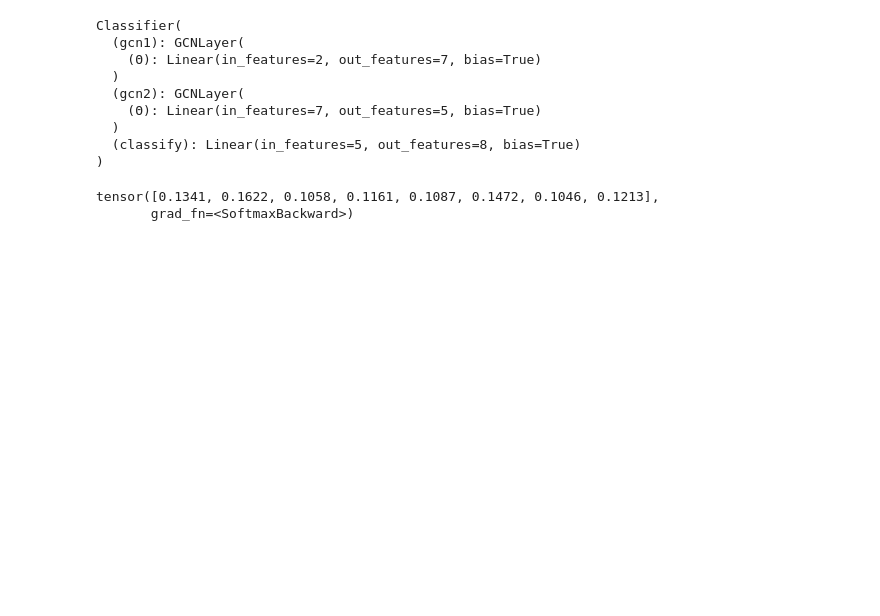
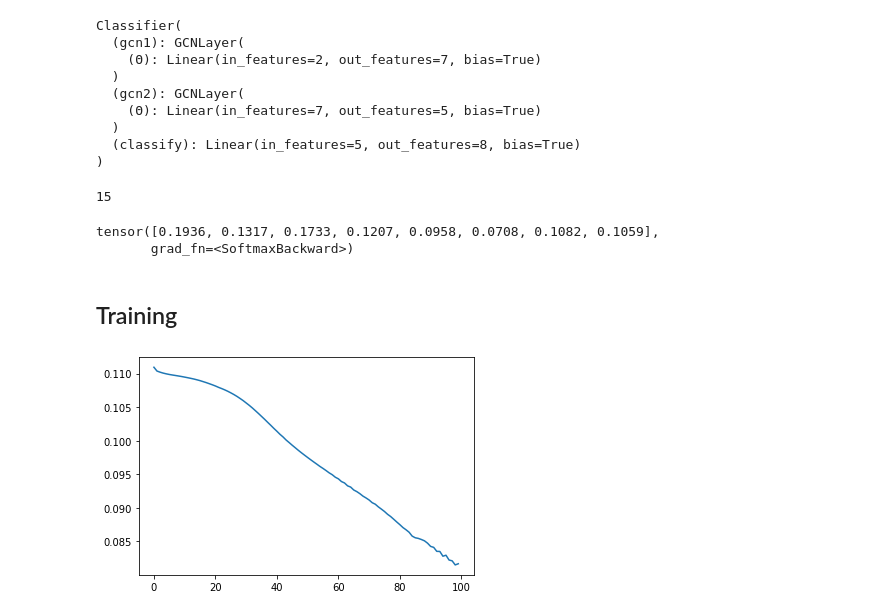
Before and after one commit to nishai/Graph-Convolution-Network, a Jupyter notebook: Graph Convolutional Network.ipynb, the cells around one changed output. Cells and saved outputs as stored; diff of their text form; code cells hidden in the pictures; blank space fills up the shorter version.

Commit message:
Added training stuff

```diff
--- a/Graph Convolutional Network.ipynb
+++ b/Graph Convolutional Network.ipynb
@@ -227,7 +223,7 @@ class Classifier(nn.Module):
         """
         Z = F.relu(self.gcn1(g, get_feature_matrix(g)))
         Z = F.relu(self.gcn2(g, Z))
-        Z = self.classify(Z).mean(axis=0) # mean reduce, row-wise
+        Z = self.classify(Z.mean(axis=0)) # mean reduce, row-wise
         Z = F.softmax(Z, dim=0)
         return Z
 # %%
@@ -243,9 +239,42 @@ Classifier(
   )
   (classify): Linear(in_features=5, out_features=8, bias=True)
 )
-# %%
-predict = model(g)
-predict
-# %% [output]
-tensor([0.1341, 0.1622, 0.1058, 0.1161, 0.1087, 0.1472, 0.1046, 0.1213],
-       grad_fn=<SoftmaxBackward>)
+# %%
+g = dataset[0][0]
+print(g.number_of_nodes())
+predict = model(g)
+predict
+# %% [output]
+15
+tensor([0.1936, 0.1317, 0.1733, 0.1207, 0.0958, 0.0708, 0.1082, 0.1059],
+       grad_fn=<SoftmaxBackward>)
+# %% [markdown]
+## Training
+# %%
+model = Classifier(c=2, f_in=7, f_hidden=5, n_classes=8)
+
+loss_func = nn.MSELoss()
+optimizer = optim.Adam(model.parameters(), lr=0.001)
+
+model.train()
+
+epoch_losses = []
+for epoch in tqdm(range(data_size), desc='Training'):
+    epoch_loss = 0
+    for iter, (graph, label) in enumerate(dataset):
+        prediction = model(graph)
+        loss = loss_func(prediction, label)
+        optimizer.zero_grad()
+        loss.backward()
+        optimizer.step()
+        epoch_loss += loss.detach().item()
+
+    epoch_loss /= (iter + 1)
+    # print('Epoch {}, loss {:.4f}'.format(epoch, epoch_loss))
+    epoch_losses.append(epoch_loss)
+
+plt.plot(epoch_losses)
+plt.xlabel('Training examples')
+plt.ylabel('MSE')
+# %% [output]
+[figure, added]
```
Also changed, not shown: parts of 6 cells of this notebook.
